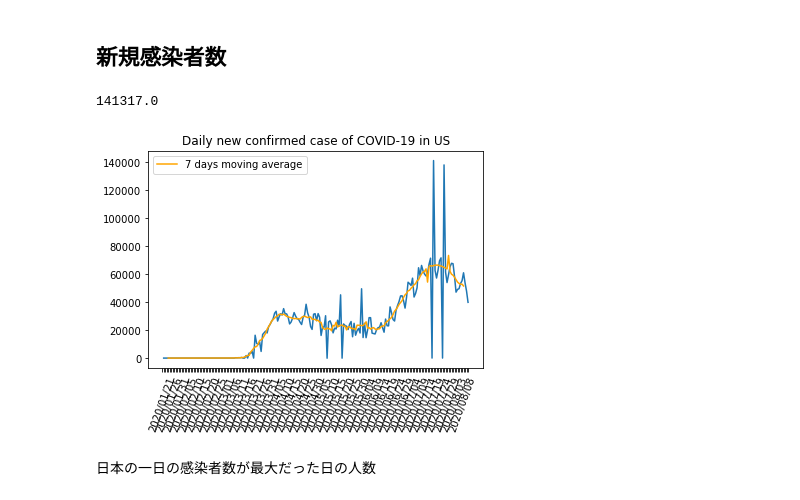
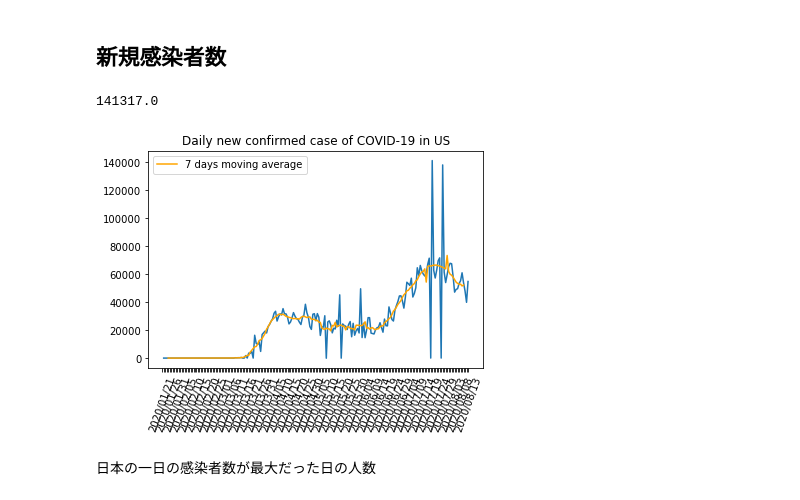
Before and after one commit to yoneken/covid19jp, a Jupyter notebook: Forecast_covid19.ipynb, the cells around one changed output. Cells and saved outputs as stored; diff of their text form; code cells hidden in the pictures.

```diff
--- a/Forecast_covid19.ipynb
+++ b/Forecast_covid19.ipynb
@@ -255,16 +255,16 @@ xticks = [l.strftime("%Y/%m/%d") if i%5==0 else "" for i,l in enumerate(df_new.d
 # %%
 
 plt.plot(df_new.USA)
 plt.plot(df_new.US_MA7, color="orange", label="7 days moving average")
 #plt.xticks(range(50, 50+len(xuticks)-11), xuticks, rotation=70)
-plt.xticks(range(len(xuticks)-8), xticks, rotation=70)
+plt.xticks(range(len(xuticks)-7), xticks, rotation=70)
 #plt.grid()
 plt.title("Daily new confirmed case of COVID-19 in US")
 plt.legend()
 print(max(df_new.USA.dropna()))
 # %% [output]
 141317.0
-[figure, old version]
+[figure, new version]
 # %% [markdown]
 日本の一日の感染者数が最大だった日の人数
 # %%
```
Also changed, not shown: parts of 10 cells of this notebook, 1 other file.
